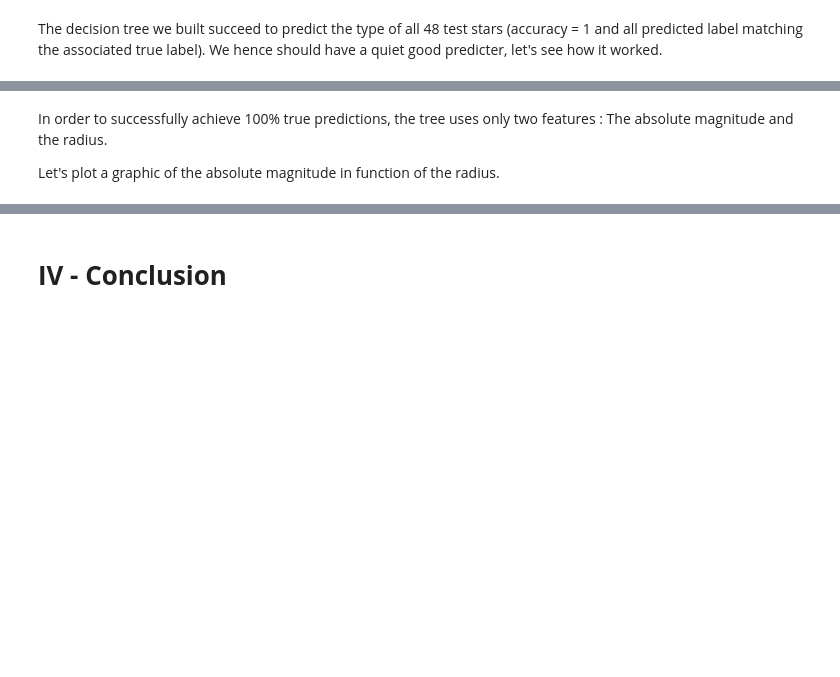
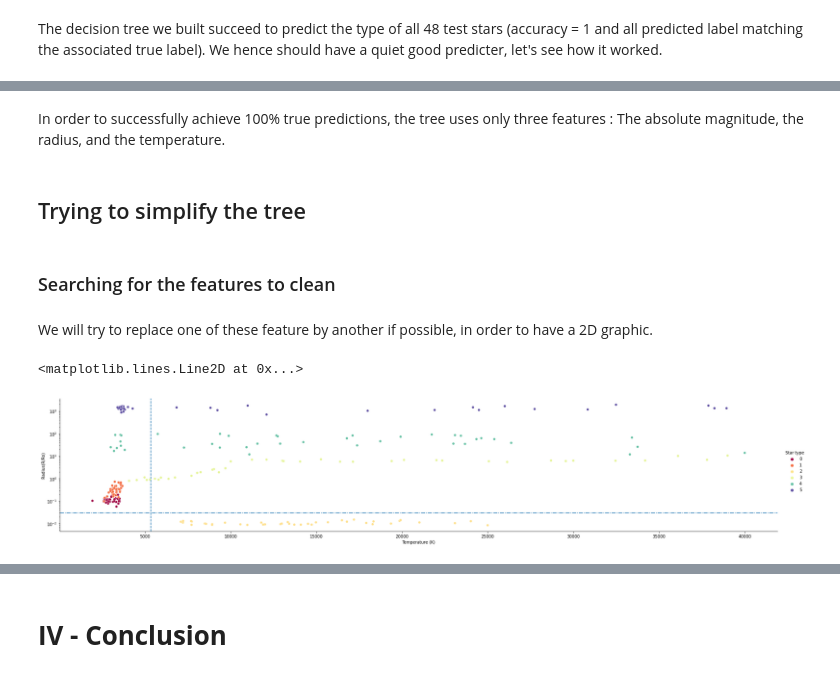
Before and after one commit to ThomLlobEce/Portfolio, a Jupyter notebook: A_new_way_to_visualize_star_types_induces_by_Machine_Learning.ipynb, the cells around one changed output, grey strips where cells are left out. Cells and saved outputs as stored; diff of their text form; code cells hidden in the pictures; blank space fills up the shorter version.

```diff
--- a/A_new_way_to_visualize_star_types_induces_by_Machine_Learning.ipynb
+++ b/A_new_way_to_visualize_star_types_induces_by_Machine_Learning.ipynb
@@ -334,4 +337,19 @@ Image(graph[0].create_png())
 # %% [markdown]
-In order to successfully achieve 100% true predictions, the tree uses only two features : The absolute magnitude and the radius.
-
-Let's plot a graphic of the absolute magnitude in function of the radius.
+In order to successfully achieve 100% true predictions, the tree uses only three features : The absolute magnitude, the radius, and the temperature.
+# %% [markdown]
+## Trying to simplify the tree
+# %% [markdown]
+### Searching for the features to clean
+# %% [markdown]
+We will try to replace one of these feature by another if possible, in order to have a 2D graphic.
+# %%
+g = sns.relplot(x="Temperature (K)", y="Radius(R/Ro)", hue="Star type", legend="full", palette="Spectral", aspect=5,data=df)
+
+ax = g.fig.axes[0]
+ax.set_yscale("log")
+ax.axvline(5353.5, ls='--')
+
+ax.axhline(0.03, ls='-.')
+# %% [output]
+<matplotlib.lines.Line2D at 0x...>
+[figure, added]
```
Also changed, not shown: parts of 24 cells of this notebook.
